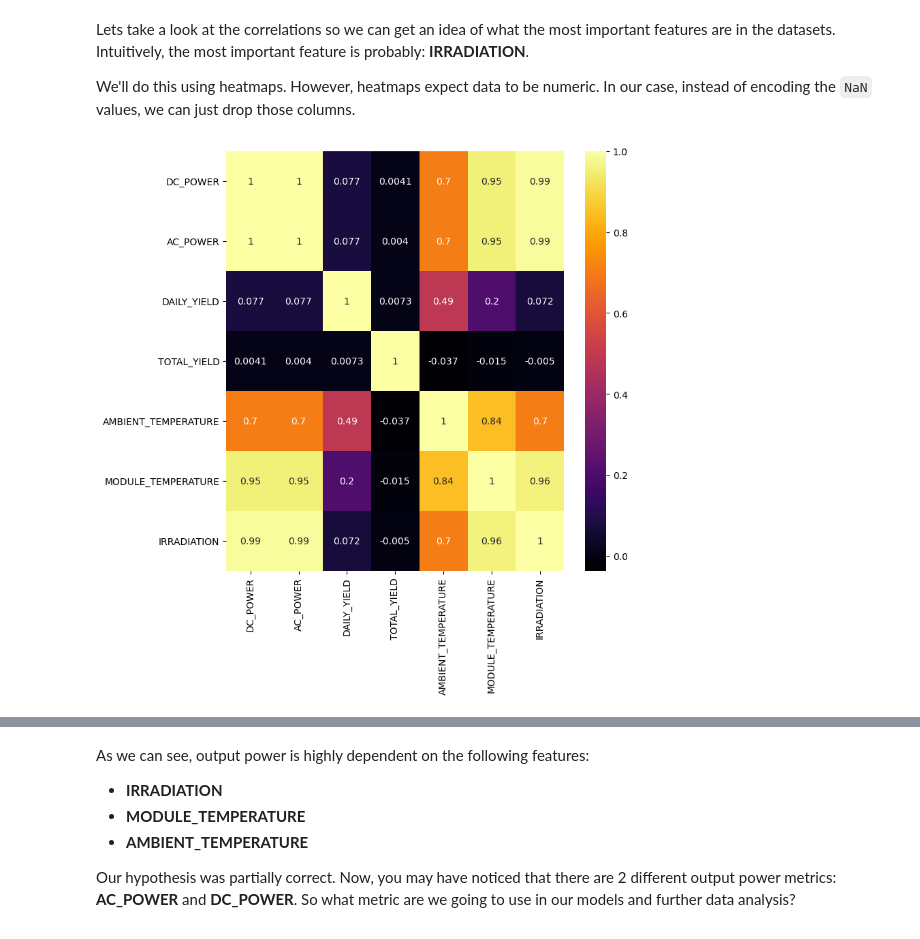
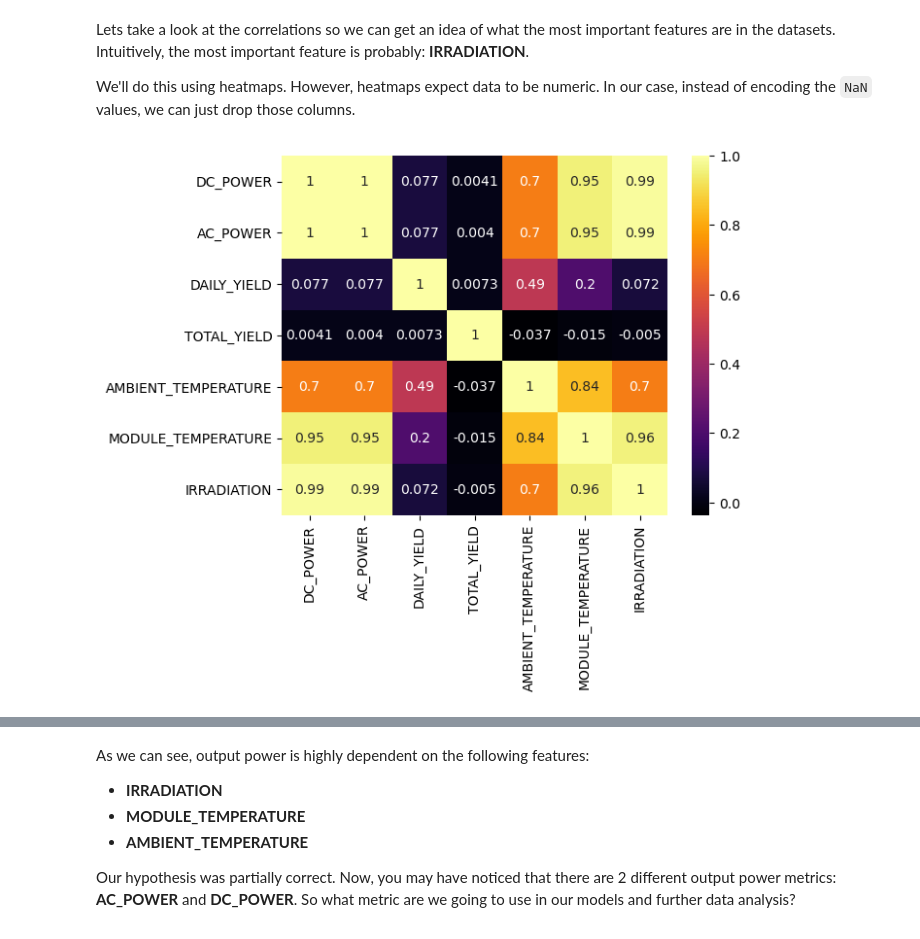
Before and after one commit to AMAlonso64/kaggle, a Jupyter notebook: solar-power-generation-using-machine-learning.ipynb, the cells around one changed output, grey strips where cells are left out. Saved outputs shown, nothing was run; the diff lists cells and outputs as text; code cells hidden in the pictures.

```diff
--- a/final.ipynb
+++ b/solar-power-generation-using-machine-learning.ipynb
@@ -206,8 +208,7 @@ We'll do this using heatmaps. However, heatmaps expect data to be numeric. In ou
 plant1_heat = plant1.drop(['PLANT_ID_x', 'SOURCE_KEY_x', 'TIME'], axis=1)
 plant2_heat = plant2.drop(['PLANT_ID_x', 'SOURCE_KEY_x', 'TIME'], axis=1)
 # %%
-fig, ax = plt.subplots(figsize=(8, 8))
 ax = sns.heatmap(plant1_heat.corr(), cmap='inferno', annot=True)
 # %% [output]
-[figure, old version]
+[figure, new version]
 # %%
```
Also changed, not shown: parts of 31 cells of this notebook, 1 other file.
